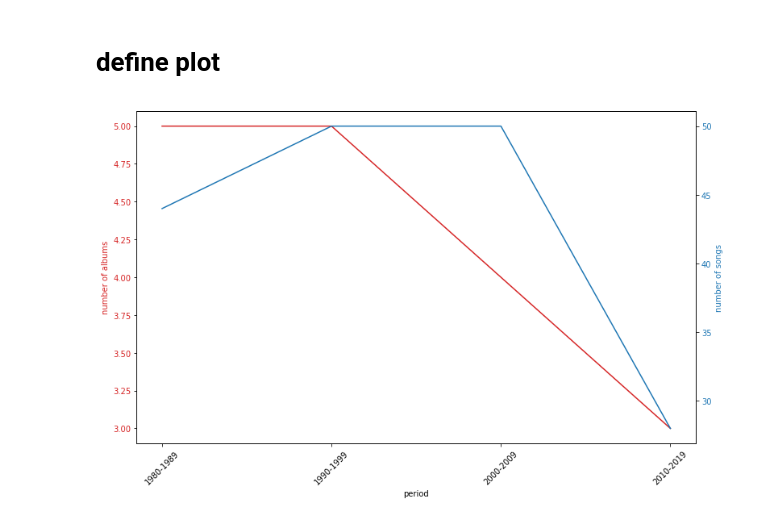
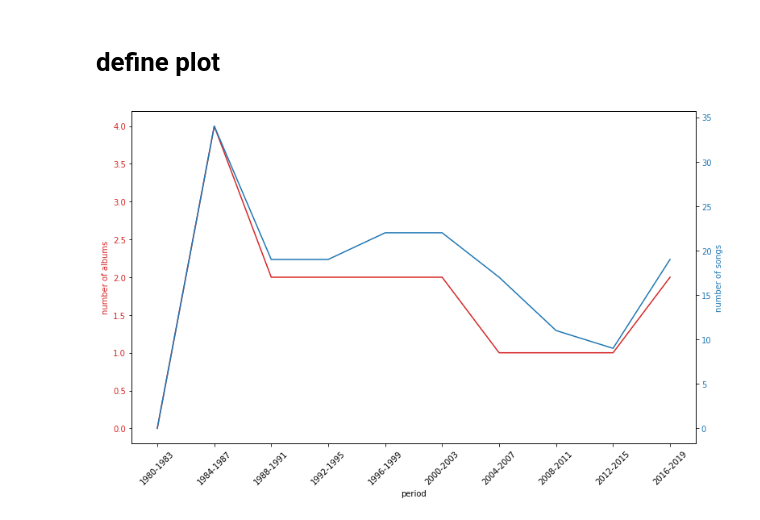
Before and after one commit to Err0neus/Santos-Discography-Analyser, a Jupyter notebook: basic_charts_workbook.ipynb, the cells around one changed output. Saved outputs shown, nothing was run; the diff lists cells and outputs as text; code cells hidden in the pictures.

Commit message:
update chart bin size

```diff
--- a/basic_charts_workbook.ipynb
+++ b/basic_charts_workbook.ipynb
@@ -148,6 +148,6 @@ def plot_albums_songs_per_period(discog, bin_size):
 
     plt.show()
 # %%
-plot_albums_songs_per_period(discog,10)
+plot_albums_songs_per_period(discog,4)
 # %% [output]
-[figure, old version]
+[figure, new version]
```
